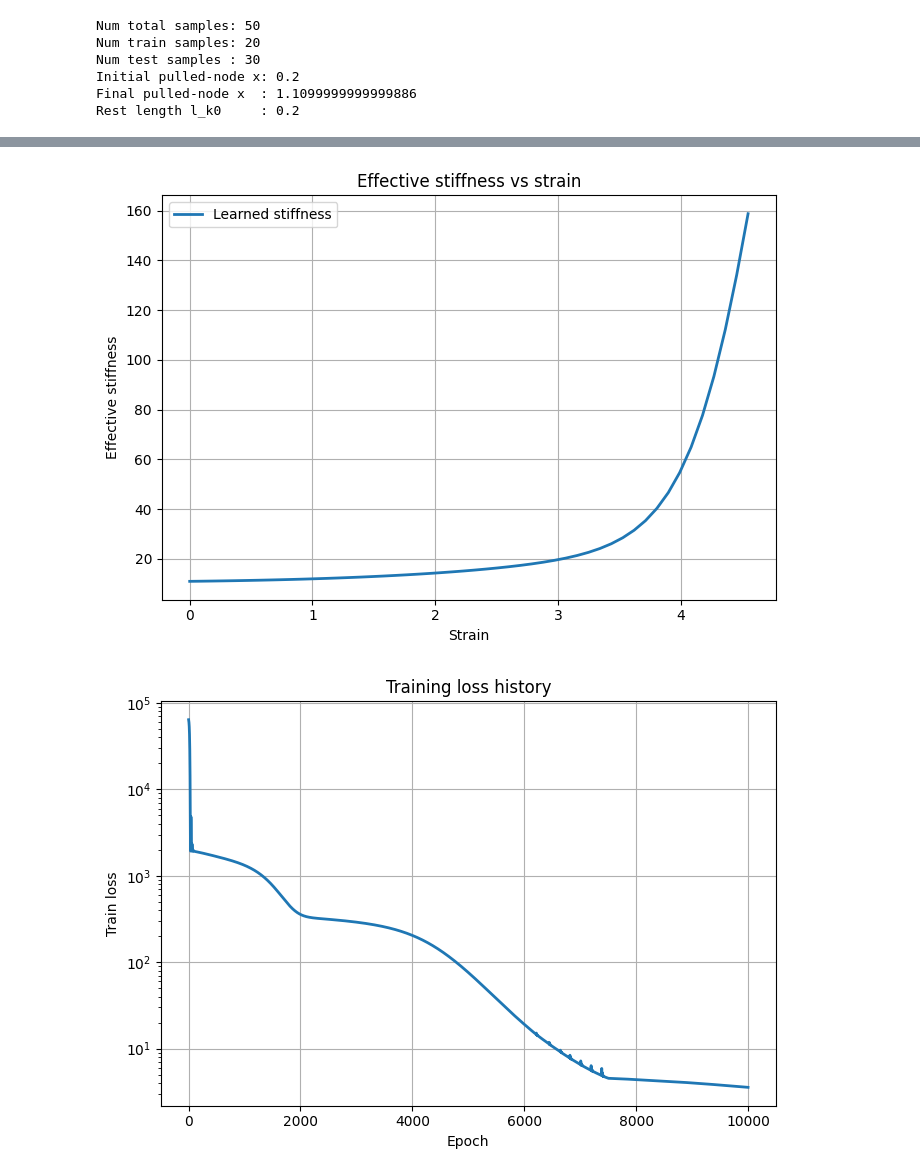
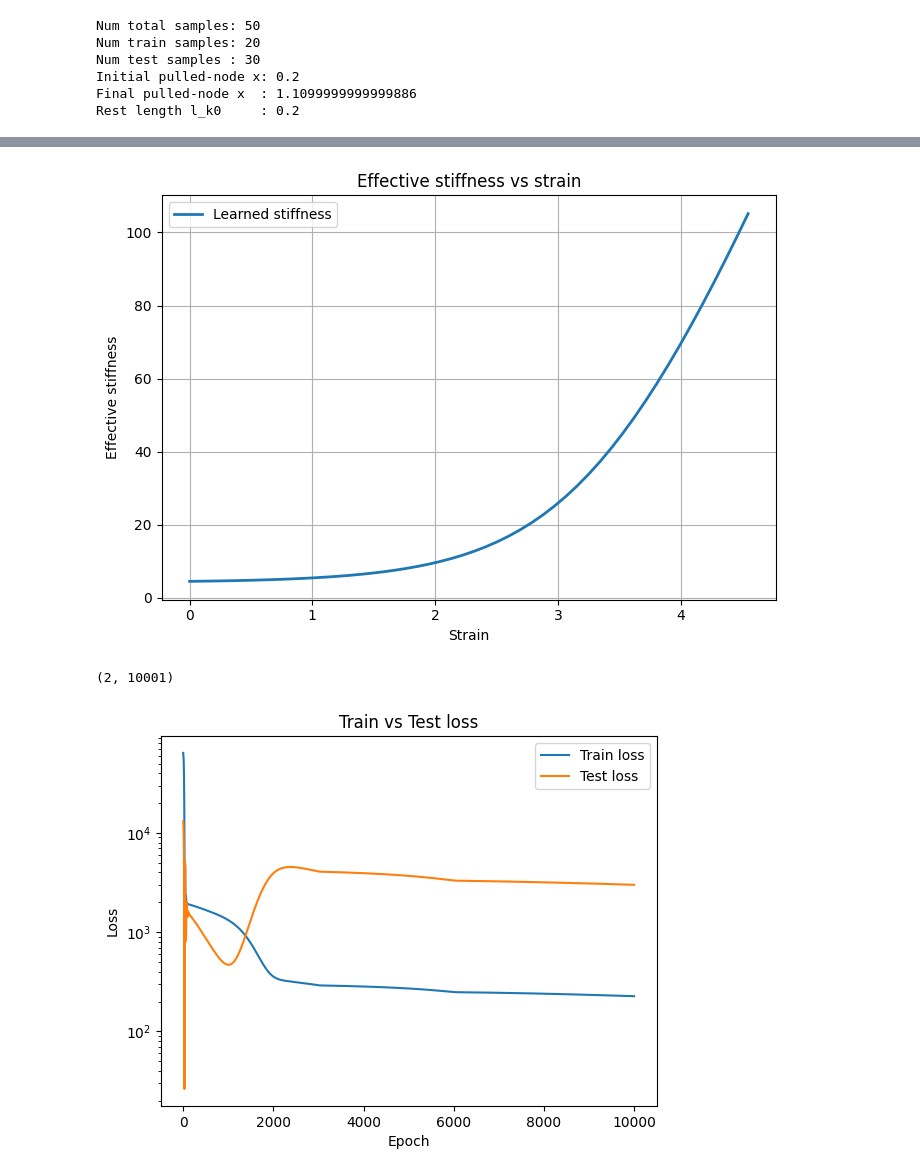
Before and after one commit to ryanchaiyakul/dismech-jax, a Jupyter notebook: examples/slinky/slinky_1D/1d_slinky_displacement_controlled.ipynb, the cells around one changed output, grey strips where cells are left out. Drawn from its saved outputs; the diff is of its cells as text; code cells hidden in the pictures.

```diff
--- a/examples/slinky/slinky_1D/1d_slinky_displacement_controlled.ipynb
+++ b/examples/slinky/slinky_1D/1d_slinky_displacement_controlled.ipynb
@@ -186,11 +139,15 @@ def train_loss(model):
     pred_force = predict_force(model, train_lambdas)
     return jnp.mean((train_force_truth - pred_force) ** 2)
 
+def test_loss(model):
+    pred_force = predict_force(model, test_lambdas)
+    return jnp.mean((test_force_truth - pred_force) ** 2)
 
 lr = 1e-2
 schedule = optax.piecewise_constant_schedule(
     init_value=lr,
-    boundaries_and_scales={7500: 0.1},
+    # boundaries_and_scales={7500: 0.1},
+    boundaries_and_scales={3000: 0.1, 6000: 0.1},
 )
 optimizer = optax.adam(learning_rate=schedule)
 
@@ -212,17 +169,27 @@ log_freq = 500
 
 def train_loop(model, opt_state):
     def scan_fn(carry, i):
-        next_carry, loss_val = train_step(carry, None)
+        next_carry, train_loss_val = train_step(carry, None)
+
+        model_next, _ = next_carry
+        test_loss_val = test_loss(model_next)
 
         def log_loss(_):
-            jax.debug.print("Epoch: {x}, Train Loss: {y}", x=i, y=loss_val)
+            jax.debug.print(
+                "Epoch: {x}, Train Loss: {y}, Test Loss: {z}",
+                x=i,
+                y=train_loss_val,
+                z=test_loss_val,
+            )
 
         jax.lax.cond(i % log_freq == 0, log_loss, lambda _: None, operand=None)
-        return next_carry, loss_val
+
+        return next_carry, (train_loss_val, test_loss_val)
 
     (final_model, final_opt_state), loss_history = jax.lax.scan(
         scan_fn, (model, opt_state), jnp.arange(num_epochs + 1)
     )
+
     return final_model, loss_history
 # %% [output]
 Num total samples: 50
@@ -233,7 +200,7 @@ Final pulled-node x  : 1.1099999999999886
 Rest length l_k0     : 0.2
 # %%
 
-final_model, history = train_loop(model, opt_state)
+final_model, loss_history = train_loop(model, opt_state)
 
 
 # =========================================================
@@ -357,15 +324,18 @@ plt.show()
 # =========================================================
 # 3. Training loss history
 # =========================================================
-history_np = np.array(history)
+loss_history_np = np.array(loss_history)
+print(loss_history_np.shape)
+train_hist = loss_history_np[0, :]
+test_hist = loss_history_np[1, :]
 
-plt.figure(figsize=(7, 5))
-plt.plot(history_np, linewidth=2)
+plt.figure()
+plt.plot(train_hist, label="Train loss")
+plt.plot(test_hist, label="Test loss")
+plt.yscale("log")
+plt.legend()
 plt.xlabel("Epoch")
-plt.ylabel("Train loss")
-plt.title("Training loss history")
-plt.yscale("log")
-plt.grid(True)
-plt.tight_layout()
+plt.ylabel("Loss")
+plt.title("Train vs Test loss")
 plt.show()
 # %% [output]
@@ -374,5 +344,6 @@ plt.show()
-[figure, old version]
+[figure, new version]
+(2, 10001)
-[figure, old version]
+[figure, new version]
 # %%
 strain_np = np.array(strains)
 
```
Also changed, not shown: parts of 5 cells of this notebook, 4 other files.
